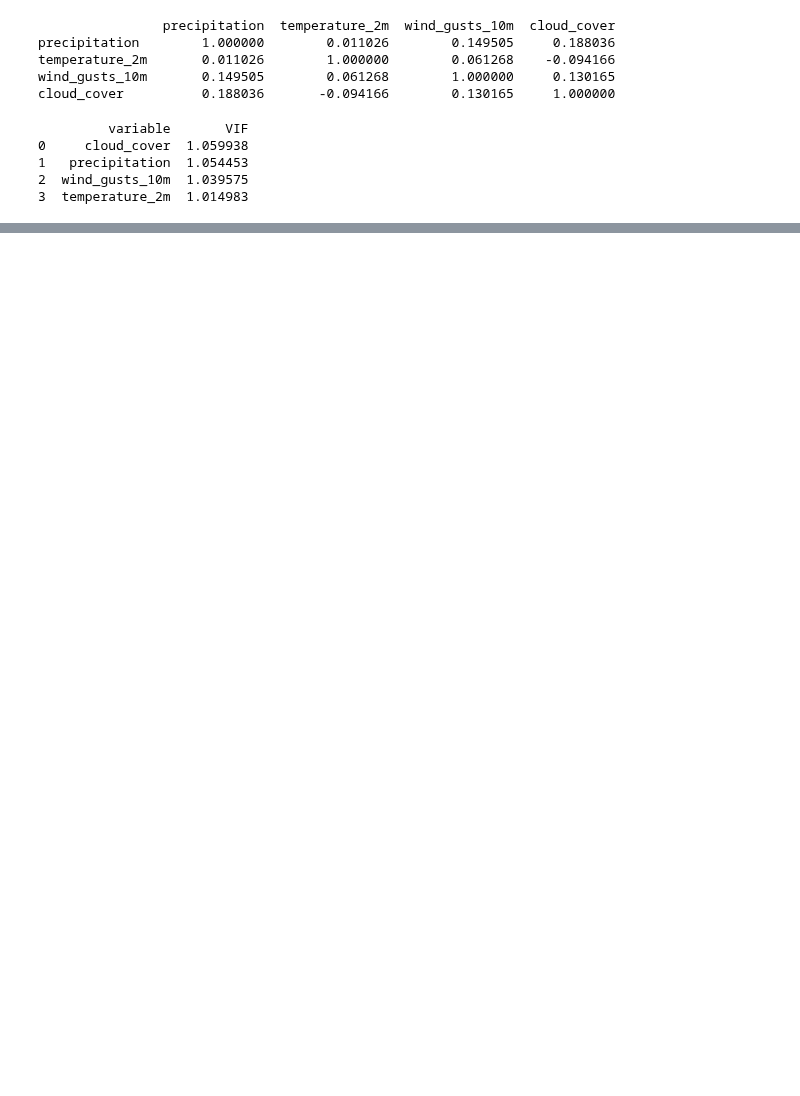
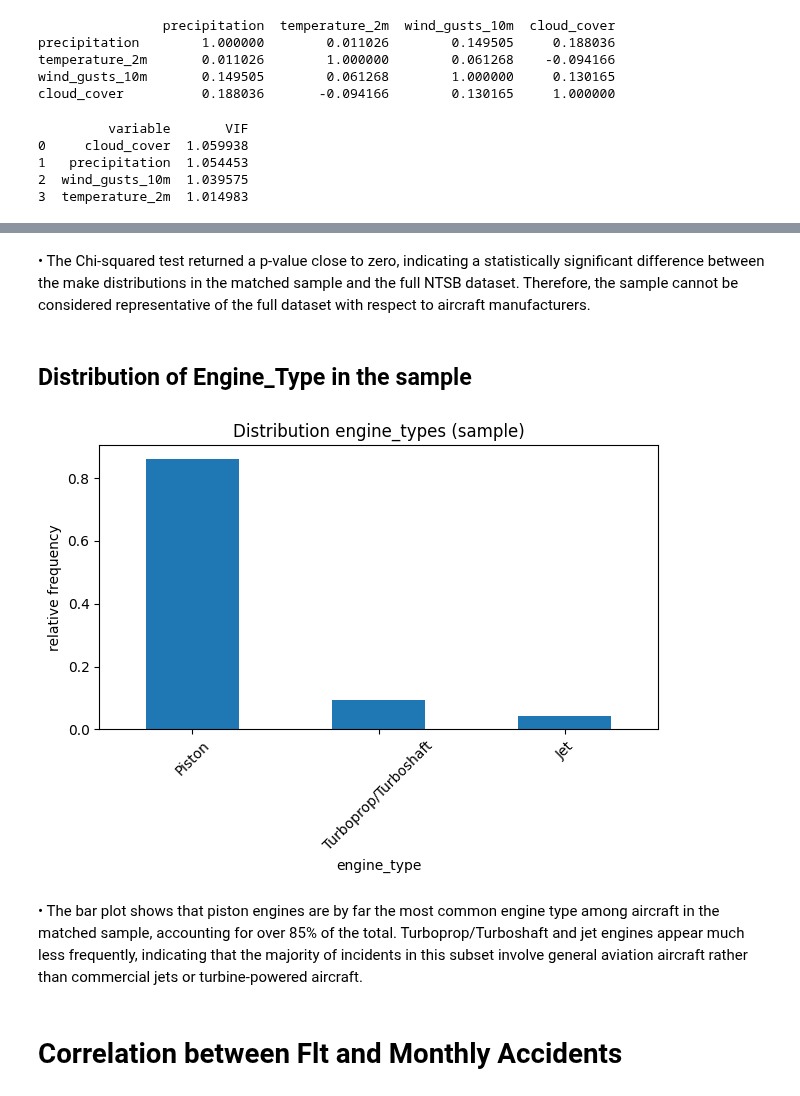
Before and after one commit to tratom/fcul-ipai-project, a Jupyter notebook: project.ipynb, the cells around one changed output, grey strips where cells are left out. Saved outputs shown, nothing was run; the diff lists cells and outputs as text; code cells hidden in the pictures; blank space fills up the shorter version.

```diff
--- a/project.ipynb
+++ b/project.ipynb
@@ -1265,6 +1282,25 @@ df_ntsb['TimeOfDay'] = df_ntsb['hour'].apply(get_time_of_day)
 # dummy
 df_ntsb = pd.get_dummies(df_ntsb, columns=['TimeOfDay'])
 df_ntsb.drop(columns=['hour'], inplace=True)
+# %%
+north_states = ['WA', 'OR', 'ID', 'MT', 'ND', 'SD', 'MN', 'WI', 'MI', 'NY', 'VT', 'NH', 'ME', 'MA', 'CT', 'RI']
+central_states = ['IL', 'IN', 'OH', 'PA', 'IA', 'MO', 'NE', 'KS', 'CO', 'WY', 'UT']
+south_states = ['CA', 'AZ', 'NM', 'TX', 'LA', 'MS', 'AL', 'GA', 'SC', 'NC', 'FL', 'TN', 'KY', 'AR', 'OK']
+
+def assign_region(state):
+    state = str(state).upper()
+    if state in north_states:
+        return 'North'
+    elif state in central_states:
+        return 'Central'
+    elif state in south_states:
+        return 'South'
+
+df_ntsb['Region'] = df_ntsb['State'].apply(assign_region)
+# %%
+# Dummy encoding
+region_dummies = pd.get_dummies(df_ntsb['Region'], prefix='Region')
+df_ntsb = df_ntsb.join(region_dummies)
 # %%
 # Data Mart construction for modeling:
 # - Selects relevant variables from the NTSB dataset (weather conditions, time, cause of accident)
@@ -1284,7 +1320,10 @@ columns_to_keep = [
     'TimeOfDay_Afternoon',
     'TimeOfDay_Evening',
     'TimeOfDay_Morning',
-    'TimeOfDay_Night'
+    'TimeOfDay_Night',
+    'Region_Central',
+    'Region_North',
+    'Region_South'
 ]
 
 # new DataFrame
@@ -1395,0 +1580,19 @@ Covariance Type:            nonrobust   LLR p-value:                 5.511e-69
+# %% [markdown]
+• The Chi-squared test returned a p-value close to zero, indicating a statistically significant difference between the make distributions in the matched sample and the full NTSB dataset.
+Therefore, the sample cannot be considered representative of the full dataset with respect to aircraft manufacturers.
+# %% [markdown]
+## Distribution of Engine_Type in the sample
+# %%
+df_sample['engine_type'] = df_sample['engine_type'].astype('category')
+freq_sample = df_sample['engine_type'].value_counts()
+# %%
+freq_sample_norm = freq_sample / freq_sample.sum()
+freq_sample_norm.head(10).plot(kind='bar', title='Distribution engine_types (sample)', ylabel='relative frequency', rot=45)
+plt.tight_layout()
+plt.show()
+# %% [output]
+[figure, added]
+# %% [markdown]
+• The bar plot shows that piston engines are by far the most common engine type among aircraft in the matched sample, accounting for over 85% of the total. Turboprop/Turboshaft and jet engines appear much less frequently, indicating that the majority of incidents in this subset involve general aviation aircraft rather than commercial jets or turbine-powered aircraft.
+# %% [markdown]
+# Correlation between Flt and Monthly Accidents
```
Also changed, not shown: parts of 19 cells of this notebook, 5 other files.
